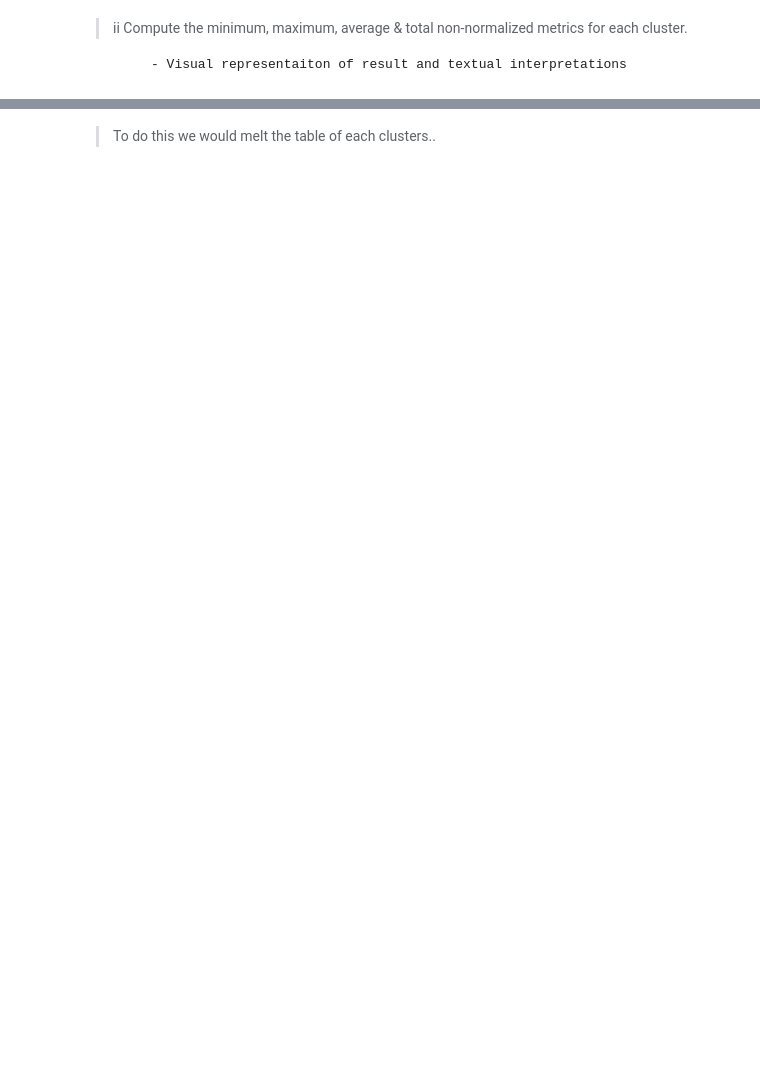
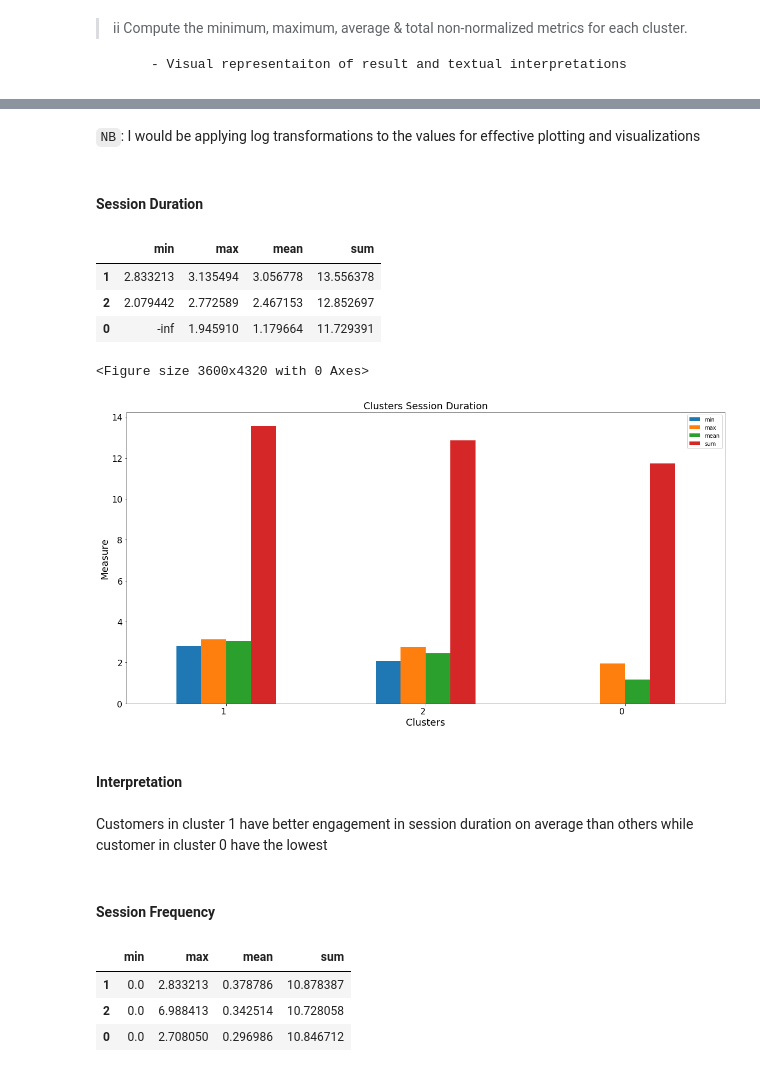
Before and after one commit to Patrick5455/tellco_user_analytics, a Jupyter notebook: analyis/user_enagaement.ipynb, the cells around one changed output, grey strips where cells are left out. Saved outputs shown, nothing was run; the diff lists cells and outputs as text; code cells hidden in the pictures; blank space fills up the shorter version.

```diff
--- a/analyis/user_enagaement.ipynb
+++ b/analyis/user_enagaement.ipynb
@@ -1988,2 +1946,40 @@ label2_stats
-# %% [markdown]
-> To do this we would melt the table of each clusters..
+# %% [markdown]
+`NB`: I would be applying log transformations to the values for effective plotting and visualizations
+# %% [markdown]
+#### Session Duration
+# %%
+session_dur = norm_metrics.groupby('clusters')['session_dur_hours'].aggregate(['min', 'max', 'mean', 'sum']).reset_index(drop=True)
+# %%
+session_dur = session_dur.apply(lambda x: np.log(x)).sort_values(by='mean', ascending=False)
+# %%
+session_dur
+# %% [output]
+|  | min | max | mean | sum |
+| 1 | 2.833213 | 3.135494 | 3.056778 | 13.556378 |
+| 2 | 2.079442 | 2.772589 | 2.467153 | 12.852697 |
+| 0 | -inf | 1.945910 | 1.179664 | 11.729391 |
+# %%
+plt.figure(figsize=(50,60))
+# topAppsAggLog.plot(figsize=(5,5));
+ax= session_dur.plot.bar(figsize=(20,10))
+ax.set_xticklabels(
+    ax.get_xticklabels(),
+    rotation=0,
+    horizontalalignment='right'
+)
+plt.title("Clusters Session Duration", fontsize=18)
+plt.xticks(fontsize=16, rotation =0)
+plt.yticks(fontsize=16)
+plt.xlabel('Clusters', fontsize=18)
+plt.ylabel('Measure', fontsize=18)
+plt.savefig("visuals/user_engagement/csessionDurClusters.png", format="png")
+plt.show()
+# %% [output]
+<Figure size 3600x4320 with 0 Axes>
+[figure, added]
+# %% [markdown]
+#### Interpretation
+# %% [markdown]
+Customers in cluster 1 have better engagement in session duration on average than others while customer in cluster 0 have the lowest
+# %% [markdown]
+#### Session Frequency
@@ -1989,0 +1990,7 @@ label2_stats
+# %%
+session_frq
+# %% [output]
+|  | min | max | mean | sum |
+| 1 | 0.0 | 2.833213 | 0.378786 | 10.878387 |
+| 2 | 0.0 | 6.988413 | 0.342514 | 10.728058 |
+| 0 | 0.0 | 2.708050 | 0.296986 | 10.846712 |
```
Also changed, not shown: parts of 31 cells of this notebook, 4 other files.
